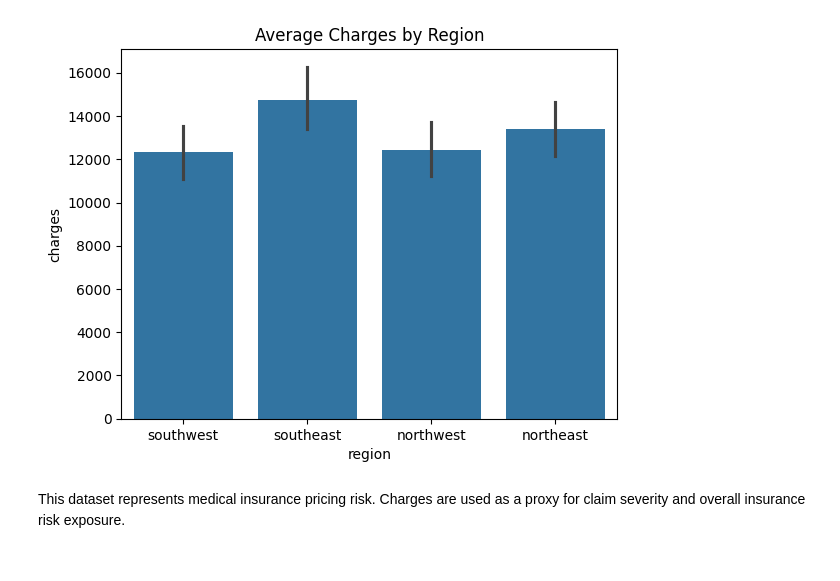
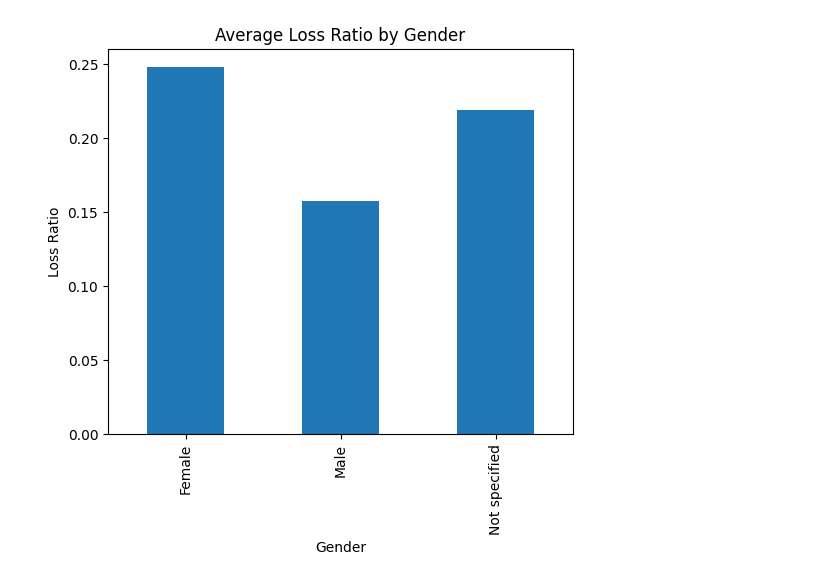
Before and after one commit to Bilen189/insurance-risk-analytics-week3, a Jupyter notebook: notebooks/01_eda.ipynb, the cells around one changed output. Saved outputs shown, nothing was run; the diff lists cells and outputs as text; code cells hidden in the pictures.

```diff
--- a/notebooks/01_eda.ipynb
+++ b/notebooks/01_eda.ipynb
@@ -162,0 +165,6 @@ plt.show()
+# %%
+gender_risk = df.groupby(
+    "Gender"
+)["LossRatio"].mean()
+
+gender_risk
@@ -175,8 +240,16 @@ plt.show()
-# %%
-sns.barplot(data=df, x="region", y="charges")
-plt.title("Average Charges by Region")
-plt.show()
-# %% [output]
-[figure, removed]
-# %% [markdown]
-This dataset represents medical insurance pricing risk. Charges are used as a proxy for claim severity and overall insurance risk exposure.
+# %%
+plt.figure(figsize=(6,5))
+
+gender_risk.plot(
+    kind="bar"
+)
+
+plt.title(
+    "Average Loss Ratio by Gender"
+)
+
+plt.ylabel("Loss Ratio")
+
+plt.show()
+# %% [output]
+[figure, added]
```
Also changed, not shown: parts of 29 cells of this notebook.
